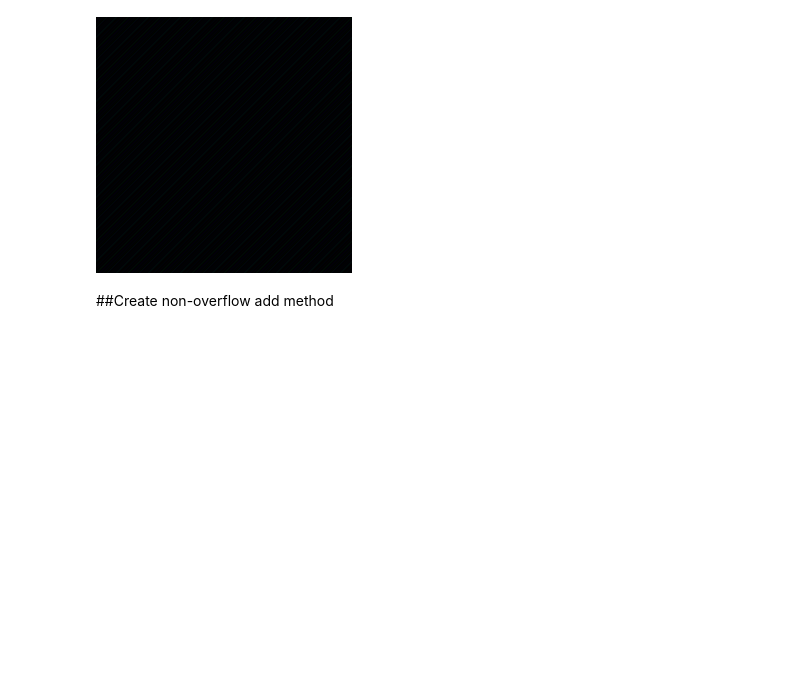
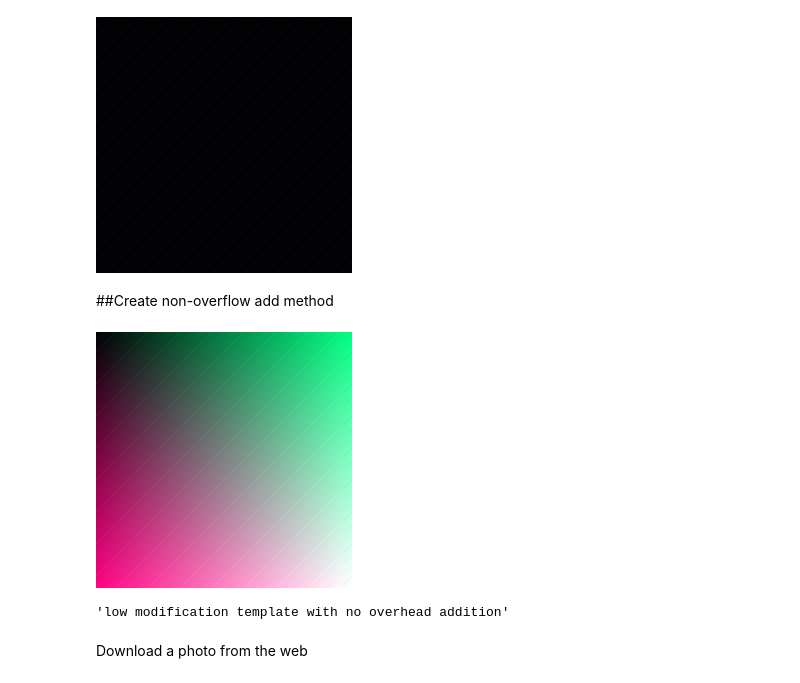
Before and after one commit to Clamarche/Intersect.Beta, a Jupyter notebook: securePhoto_notebooks.ipynb, the cells around one changed output. Cells and saved outputs as stored; diff of their text form; code cells hidden in the pictures; blank space fills up the shorter version.

Commit message:
Add the addition with no overhead and test with a photo

```diff
--- a/securePhoto_notebooks.ipynb
+++ b/securePhoto_notebooks.ipynb
@@ -274,0 +273,30 @@ lomod_template('Hello my name is ricardo montoya', [256, 256])
+# %%
+# Create non-overflow add method
+def add_no_overhead(picture_name, template_name, result_name):
+  # Transfer the picture into an array
+  picture = transfer2array(picture_name)
+  template = transfer2array(template_name)
+  size_x, size_y = picture.shape[0], picture.shape[1]
+  data = np.zeros((picture.shape), dtype=np.uint8)
+  uint8max=2**8
+  for i in range(size_x):
+    for j in range(size_y):
+      for k in range(3):
+        if float(picture[j,i,k])+float(template[j,i,k]) >= uint8max:
+          data[i,j,k]=picture[j,i,k]-template[j,i,k]
+        else:
+          data[i,j,k]=picture[j,i,k]+template[j,i,k]
+
+  image = pil.Image.fromarray(data)
+  image.save(result_name+'.png')
+  display(Image(result_name+'.png'))
+  return
+
+# Add text_template to fade without taking in consideration the overflow
+add_no_overhead('fade256.png', 'lomod_template.png', 'fade_text_nooverhead')
+display('low modification template with no overhead addition')
+# %% [output]
+[figure, added]
+'low modification template with no overhead addition'
+# %% [markdown]
+Download a photo from the web
```
Also changed, not shown: parts of 12 cells of this notebook.
